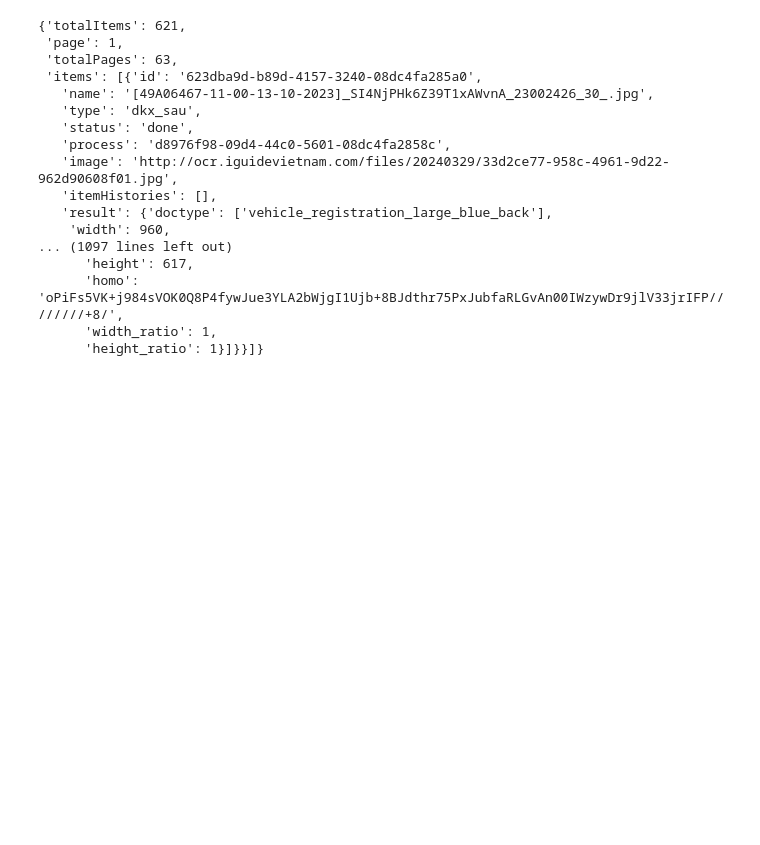
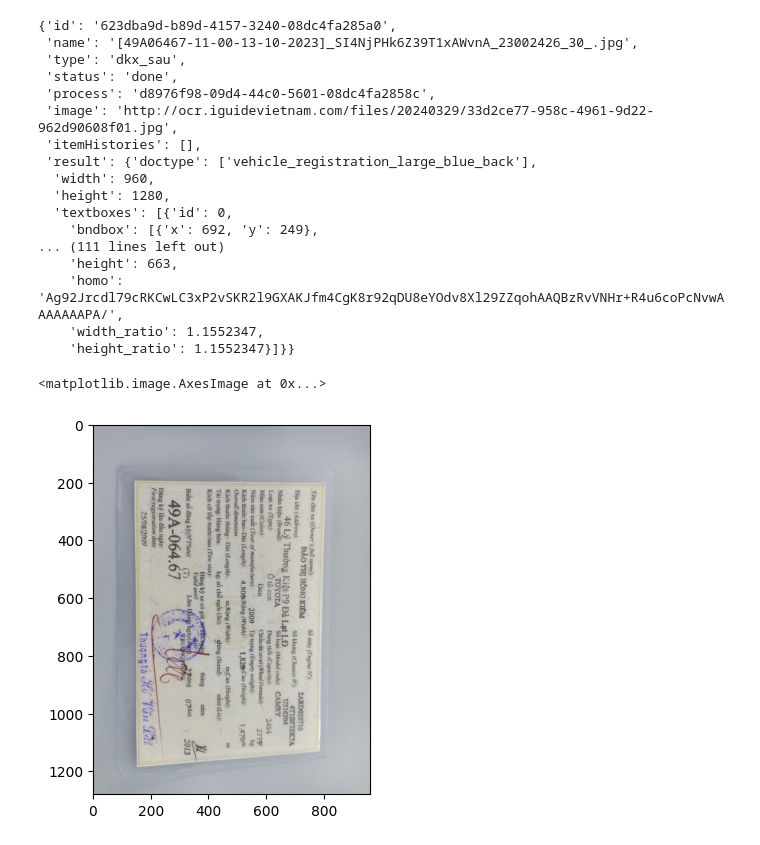
Before and after one commit to hungpham13/foundation-research, a Jupyter notebook: layoutlmv3/data_preprocessing.ipynb, the cells around one changed output. Saved outputs shown, nothing was run; the diff lists cells and outputs as text; code cells hidden in the pictures; blank space fills up the shorter version.

Commit message:
update bndbox processing

```diff
--- a/layoutlmv3/data_preprocessing.ipynb
+++ b/layoutlmv3/data_preprocessing.ipynb
@@ -5,23 +5,40 @@ url = f"http://ocr.iguidevietnam.com/processes/{process_id}/items?status=done&pa
 
 import requests
 import json
-response = requests.get(url)
-response.json()
+response = requests.get(url).json()
+response["items"][0]
 # %% [output]
-{'totalItems': 621,
- 'page': 1,
- 'totalPages': 63,
- 'items': [{'id': '623dba9d-b89d-4157-3240-08dc4fa285a0',
-   'name': '[49A06467-11-00-13-10-2023]_SI4NjPHk6Z39T1xAWvnA_23002426_30_.jpg',
-   'type': 'dkx_sau',
-   'status': 'done',
-   'process': 'd8976f98-09d4-44c0-5601-08dc4fa2858c',
-   'image': 'http://ocr.iguidevietnam.com/files/20240329/33d2ce77-958c-4961-9d22-962d90608f01.jpg',
-   'itemHistories': [],
-   'result': {'doctype': ['vehicle_registration_large_blue_back'],
-    'width': 960,
-... (1097 lines left out)
-      'height': 617,
-      'homo': 'oPiFs5VK+j984sVOK0Q8P4fywJue3YLA2bWjgI1Ujb+8BJdthr75PxJubfaRLGvAn00IWzywDr9jlV33jrIFP////////+8/',
-      'width_ratio': 1,
-      'height_ratio': 1}]}}]}
+{'id': '623dba9d-b89d-4157-3240-08dc4fa285a0',
+ 'name': '[49A06467-11-00-13-10-2023]_SI4NjPHk6Z39T1xAWvnA_23002426_30_.jpg',
+ 'type': 'dkx_sau',
+ 'status': 'done',
+ 'process': 'd8976f98-09d4-44c0-5601-08dc4fa2858c',
+ 'image': 'http://ocr.iguidevietnam.com/files/20240329/33d2ce77-958c-4961-9d22-962d90608f01.jpg',
+ 'itemHistories': [],
+ 'result': {'doctype': ['vehicle_registration_large_blue_back'],
+  'width': 960,
+  'height': 1280,
+  'textboxes': [{'id': 0,
+    'bndbox': [{'x': 692, 'y': 249},
+... (111 lines left out)
+    'height': 663,
+    'homo': 'Ag92Jrcdl79cRKCwLC3xP2vSKR2l9GXAKJfm4CgK8r92qDU8eYOdv8Xl29ZZqohAAQBzRvVNHr+R4u6coPcNvwAAAAAAAPA/',
+    'width_ratio': 1.1552347,
+    'height_ratio': 1.1552347}]}}
+# %%
+import numpy as np
+import cv2
+import matplotlib.pyplot as plt
+
+image_url = response["items"][0]['image']
+img_response = requests.get(image_url)
+
+# Convert the image content into a NumPy array
+img_array = np.asarray(bytearray(img_response.content), dtype=np.uint8)
+
+# Decode the NumPy array as an image
+img = cv2.imdecode(img_array, cv2.IMREAD_COLOR)
+plt.imshow(img)
+# %% [output]
+<matplotlib.image.AxesImage at 0x...>
+[figure, added]
```
Also changed, not shown: parts of 4 cells of this notebook, 1 other file.
